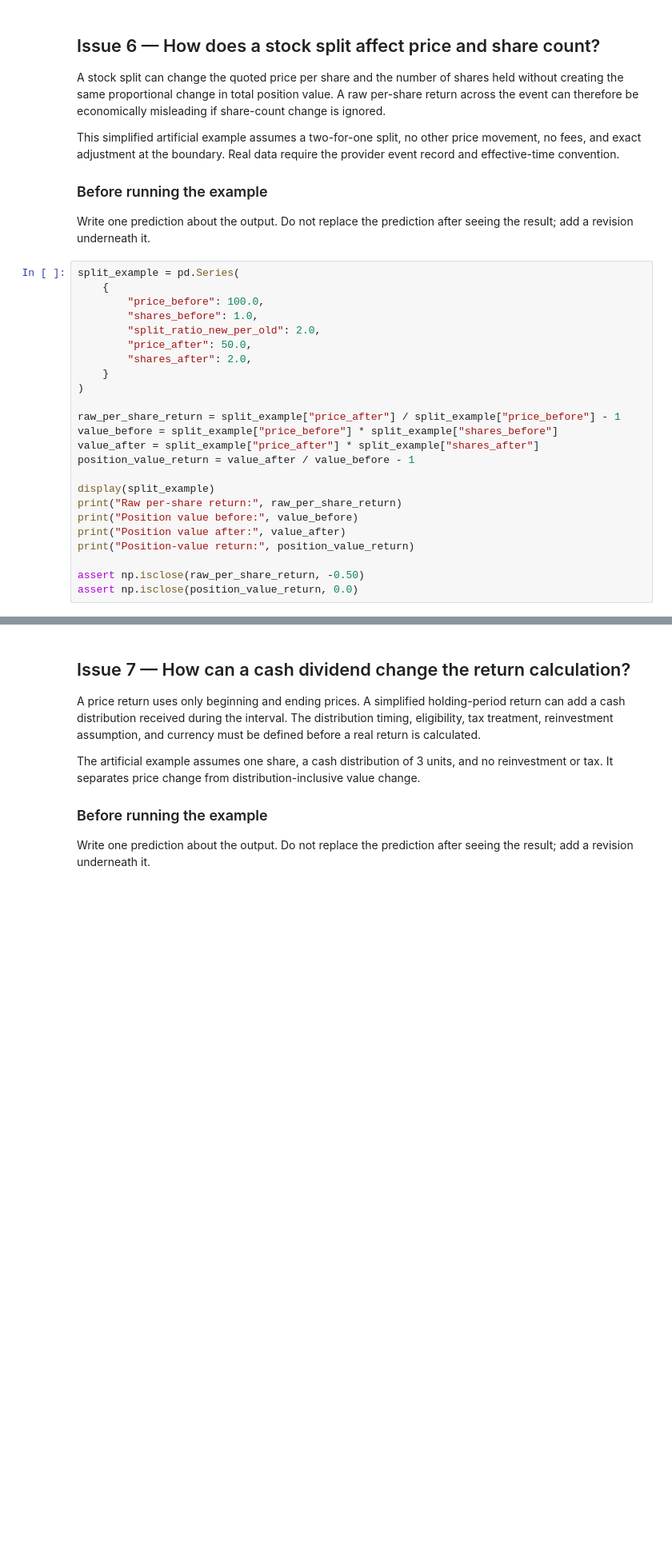
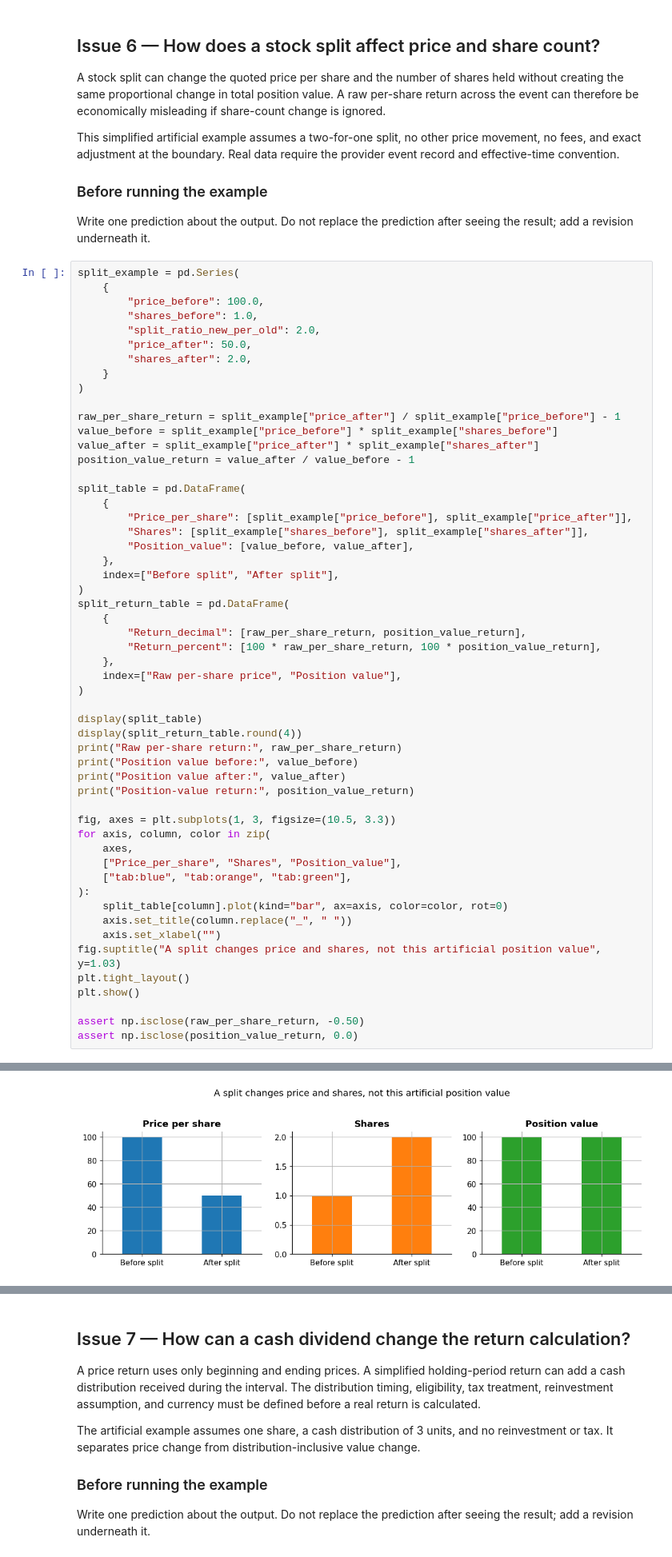
Before and after one commit to KennethWYLee/FinTech, a Jupyter notebook: course/02/week2_main.ipynb, the cells around one changed output, grey strips where cells are left out. Shown at 80% size. Saved outputs shown, nothing was run; the diff lists cells and outputs as text; blank space fills up the shorter version.

```diff
--- a/course/02/week2_main.ipynb
+++ b/course/02/week2_main.ipynb
@@ -619,12 +672,42 @@ value_before = split_example["price_before"] * split_example["shares_before"]
 value_after = split_example["price_after"] * split_example["shares_after"]
 position_value_return = value_after / value_before - 1
 
-display(split_example)
+split_table = pd.DataFrame(
+    {
+        "Price_per_share": [split_example["price_before"], split_example["price_after"]],
+        "Shares": [split_example["shares_before"], split_example["shares_after"]],
+        "Position_value": [value_before, value_after],
+    },
+    index=["Before split", "After split"],
+)
+split_return_table = pd.DataFrame(
+    {
+        "Return_decimal": [raw_per_share_return, position_value_return],
+        "Return_percent": [100 * raw_per_share_return, 100 * position_value_return],
+    },
+    index=["Raw per-share price", "Position value"],
+)
+
+display(split_table)
+display(split_return_table.round(4))
 print("Raw per-share return:", raw_per_share_return)
 print("Position value before:", value_before)
 print("Position value after:", value_after)
 print("Position-value return:", position_value_return)
 
+fig, axes = plt.subplots(1, 3, figsize=(10.5, 3.3))
+for axis, column, color in zip(
+    axes,
+    ["Price_per_share", "Shares", "Position_value"],
+    ["tab:blue", "tab:orange", "tab:green"],
+):
+    split_table[column].plot(kind="bar", ax=axis, color=color, rot=0)
+    axis.set_title(column.replace("_", " "))
+    axis.set_xlabel("")
+fig.suptitle("A split changes price and shares, not this artificial position value", y=1.03)
+plt.tight_layout()
+plt.show()
+
 assert np.isclose(raw_per_share_return, -0.50)
 assert np.isclose(position_value_return, 0.0)
 # %% [output]
@@ -641,3 +724,4 @@ Position-value return: 0.0
+[figure, added]
 # %% [markdown]
 ### Interpret the output
 
```
Also changed, not shown: parts of 28 cells of this notebook.
